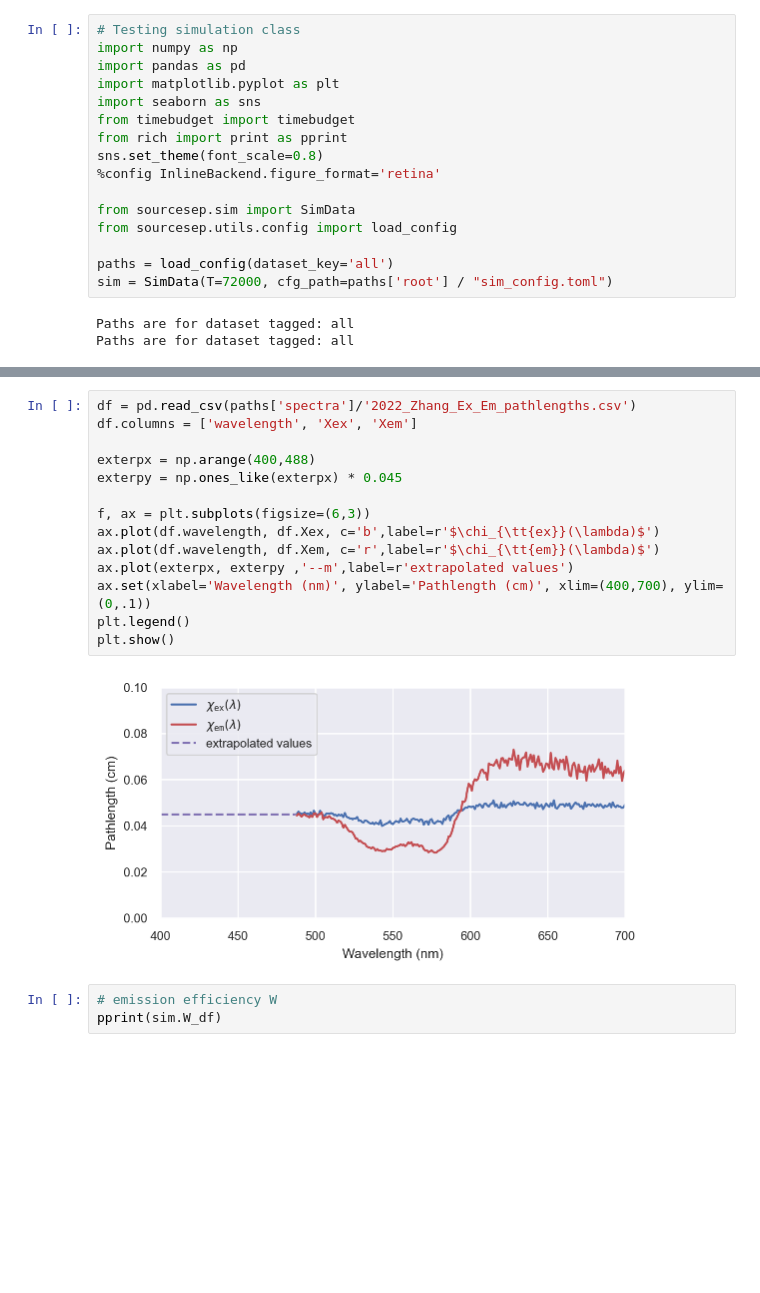
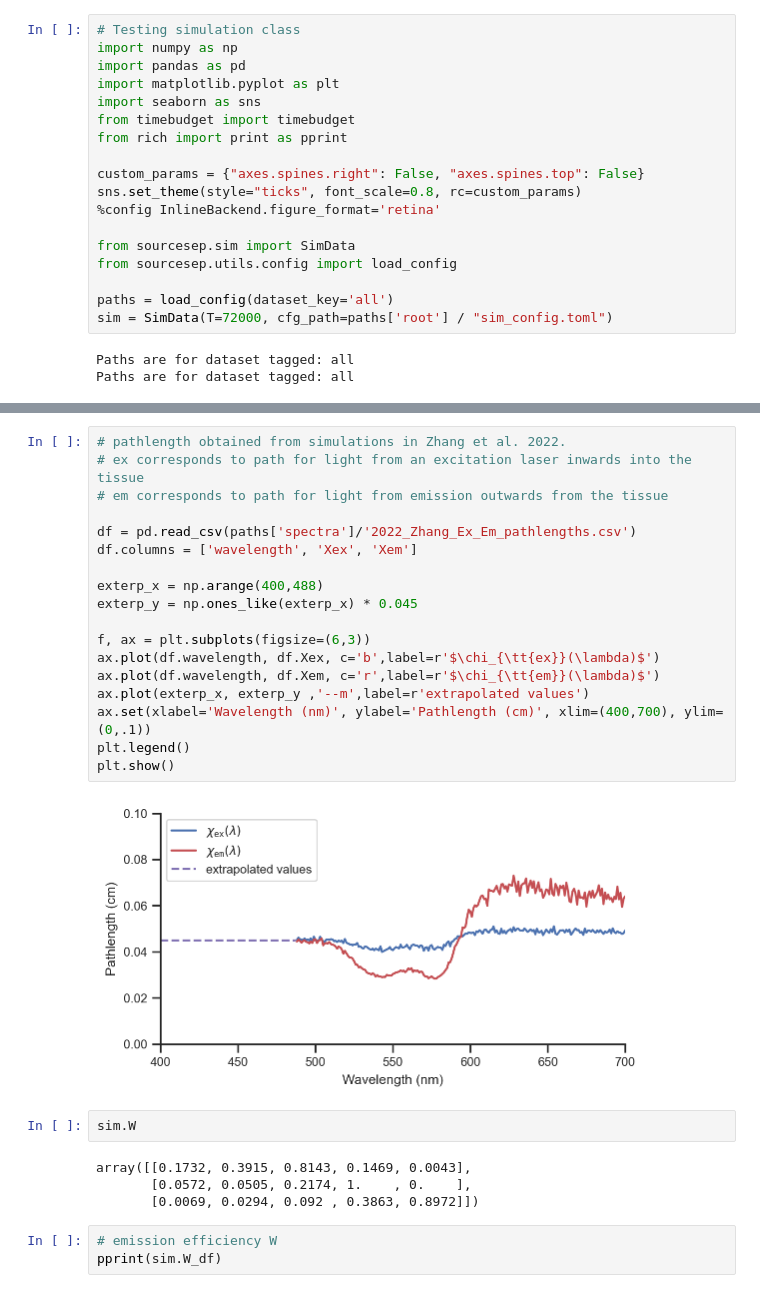
Before and after one commit to AllenInstitute/sourcesep, a Jupyter notebook: notebooks/03_compose_data.ipynb, the cells around one changed output, grey strips where cells are left out. Drawn from its saved outputs; the diff is of its cells as text; blank space fills up the shorter version.

```diff
--- a/notebooks/03_compose_data.ipynb
+++ b/notebooks/03_compose_data.ipynb
@@ -8,7 +8,9 @@ import matplotlib.pyplot as plt
 import seaborn as sns
 from timebudget import timebudget
 from rich import print as pprint
-sns.set_theme(font_scale=0.8)
+
+custom_params = {"axes.spines.right": False, "axes.spines.top": False}
+sns.set_theme(style="ticks", font_scale=0.8, rc=custom_params)
 %config InlineBackend.figure_format='retina'
 
 from sourcesep.sim import SimData
@@ -75,19 +77,29 @@ plt.show()
 # %%
+# pathlength obtained from simulations in Zhang et al. 2022.
+# ex corresponds to path for light from an excitation laser inwards into the tissue
+# em corresponds to path for light from emission outwards from the tissue
+
 df = pd.read_csv(paths['spectra']/'2022_Zhang_Ex_Em_pathlengths.csv')
 df.columns = ['wavelength', 'Xex', 'Xem']
 
-exterpx = np.arange(400,488)
-exterpy = np.ones_like(exterpx) * 0.045
+exterp_x = np.arange(400,488)
+exterp_y = np.ones_like(exterp_x) * 0.045
 
 f, ax = plt.subplots(figsize=(6,3))
 ax.plot(df.wavelength, df.Xex, c='b',label=r'$\chi_{\tt{ex}}(\lambda)$')
 ax.plot(df.wavelength, df.Xem, c='r',label=r'$\chi_{\tt{em}}(\lambda)$')
-ax.plot(exterpx, exterpy ,'--m',label=r'extrapolated values')
+ax.plot(exterp_x, exterp_y ,'--m',label=r'extrapolated values')
 ax.set(xlabel='Wavelength (nm)', ylabel='Pathlength (cm)', xlim=(400,700), ylim=(0,.1))
 plt.legend()
 plt.show()
 # %% [output]
-[figure, old version]
+[figure, new version]
+# %%
+sim.W
+# %% [output]
+array([[0.1732, 0.3915, 0.8143, 0.1469, 0.0043],
+       [0.0572, 0.0505, 0.2174, 1.    , 0.    ],
+       [0.0069, 0.0294, 0.092 , 0.3863, 0.8972]])
 # %%
 # emission efficiency W
 pprint(sim.W_df)
```
Also changed, not shown: parts of 2 cells of this notebook, 3 other files.
